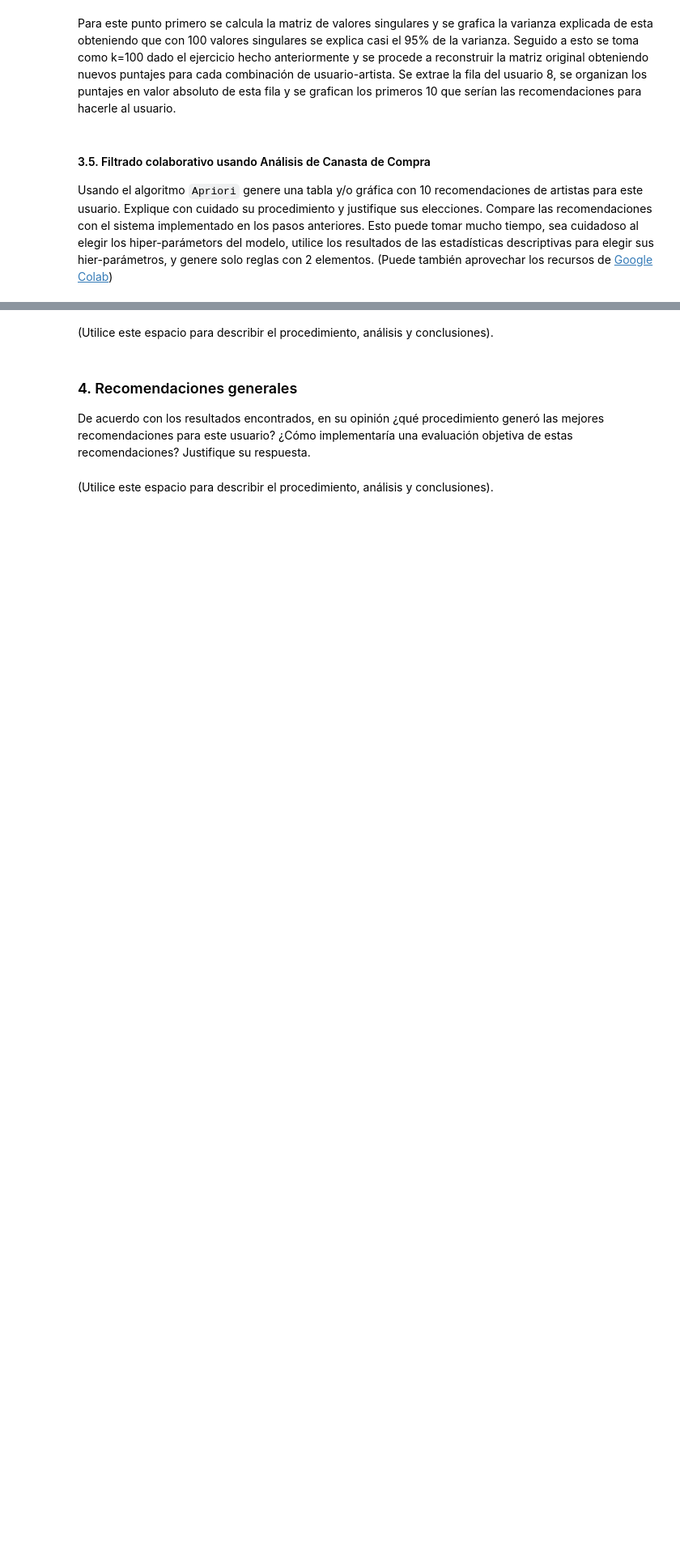
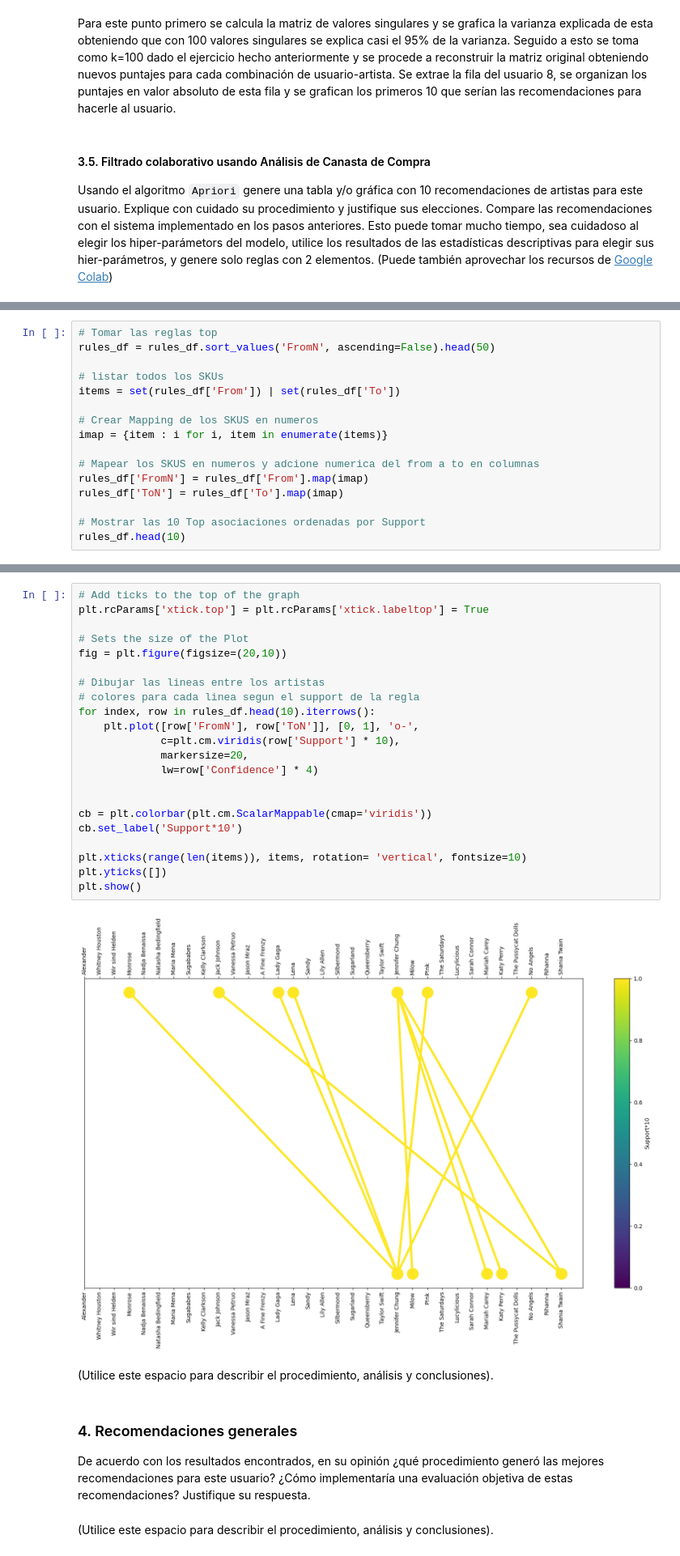
Before and after one commit to ggomez1803/ANS, a Jupyter notebook: Semana 5/Taller/S5_LC_Taller_Colab..ipynb, the cells around one changed output, grey strips where cells are left out. Shown: that part at 81% size. Cells and saved outputs as stored; diff of their text form; blank space fills up the shorter version.

```diff
--- a/Semana 5/Taller/S5_LC_Taller_Colab..ipynb
+++ b/Semana 5/Taller/S5_LC_Taller_Colab..ipynb
@@ -322,0 +410,16 @@ Usando  el algoritmo `Apriori` genere una tabla y/o gráfica  con 10 recomendaci
+# %%
+# Tomar las reglas top
+rules_df = rules_df.sort_values('FromN', ascending=False).head(50)
+
+# listar todos los SKUs
+items = set(rules_df['From']) | set(rules_df['To'])
+
+# Crear Mapping de los SKUS en numeros
+imap = {item : i for i, item in enumerate(items)}
+
+# Mapear los SKUS en numeros y adcione numerica del from a to en columnas
+rules_df['FromN'] = rules_df['From'].map(imap)
+rules_df['ToN'] = rules_df['To'].map(imap)
+
+# Mostrar las 10 Top asociaciones ordenadas por Support
+rules_df.head(10)
@@ -323,3 +438,27 @@ Usando  el algoritmo `Apriori` genere una tabla y/o gráfica  con 10 recomendaci
+# %%
+# Add ticks to the top of the graph
+plt.rcParams['xtick.top'] = plt.rcParams['xtick.labeltop'] = True
+
+# Sets the size of the Plot
+fig = plt.figure(figsize=(20,10))
+
+# Dibujar las lineas entre los artistas
+# colores para cada linea segun el support de la regla
+for index, row in rules_df.head(10).iterrows():
+    plt.plot([row['FromN'], row['ToN']], [0, 1], 'o-',
+             c=plt.cm.viridis(row['Support'] * 10),
+             markersize=20,
+             lw=row['Confidence'] * 4)
+
+
+cb = plt.colorbar(plt.cm.ScalarMappable(cmap='viridis'))
+cb.set_label('Support*10')
+
+plt.xticks(range(len(items)), items, rotation= 'vertical', fontsize=10)
+plt.yticks([])
+plt.show()
+# %% [output]
+[figure, added]
 # %% [markdown]
 (Utilice este espacio para describir el procedimiento, análisis y conclusiones).
 # %% [markdown]
```
Also changed, not shown: parts of 18 cells of this notebook.
